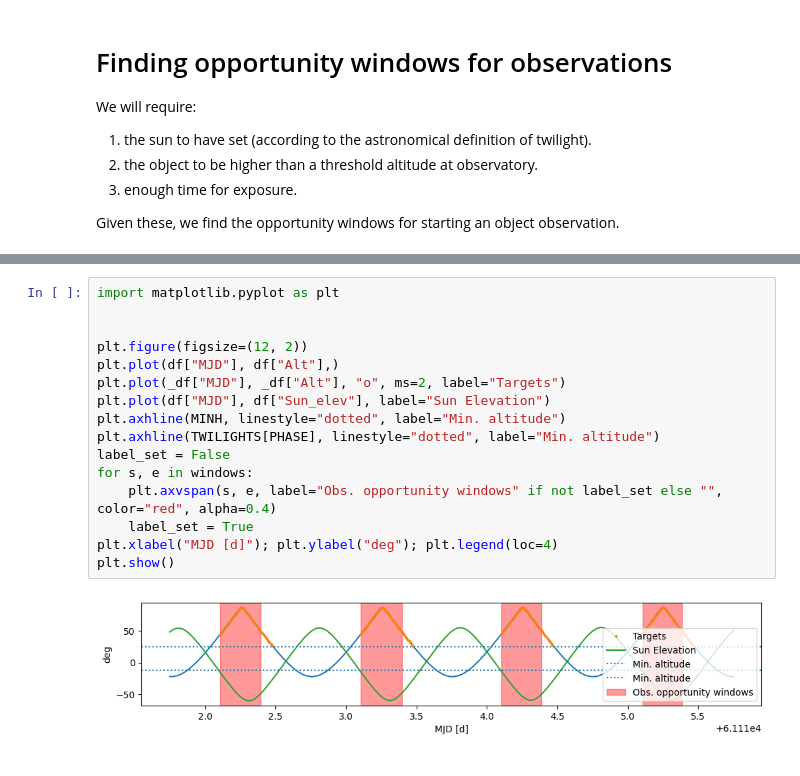
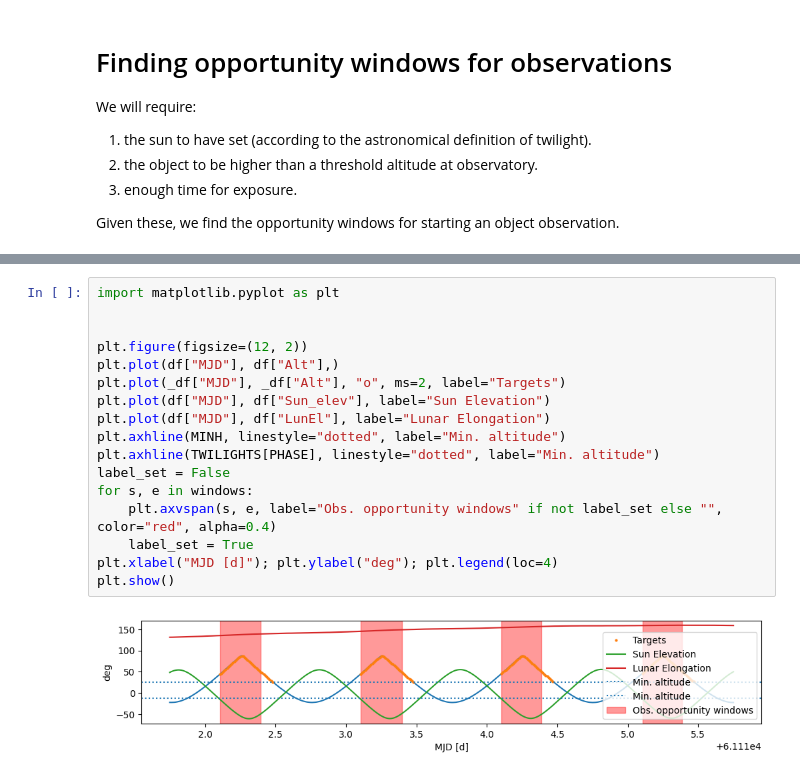
Before and after one commit to peppedilillo/raprock, a Jupyter notebook: notebooks/demo.ipynb, the cells around one changed output, grey strips where cells are left out. Saved outputs shown, nothing was run; the diff lists cells and outputs as text.

Commit message:
adds lunar occultation pipe

```diff
--- a/notebooks/demo.ipynb
+++ b/notebooks/demo.ipynb
@@ -143,18 +75,19 @@ df.pipe(after_twilight, phase=PHASE).pipe(higher_than, deg=MINH)
 # %%
 import matplotlib.pyplot as plt
 
 
 plt.figure(figsize=(12, 2))
 plt.plot(df["MJD"], df["Alt"],)
 plt.plot(_df["MJD"], _df["Alt"], "o", ms=2, label="Targets")
 plt.plot(df["MJD"], df["Sun_elev"], label="Sun Elevation")
+plt.plot(df["MJD"], df["LunEl"], label="Lunar Elongation")
 plt.axhline(MINH, linestyle="dotted", label="Min. altitude")
 plt.axhline(TWILIGHTS[PHASE], linestyle="dotted", label="Min. altitude")
 label_set = False
 for s, e in windows:
     plt.axvspan(s, e, label="Obs. opportunity windows" if not label_set else "", color="red", alpha=0.4)
     label_set = True
 plt.xlabel("MJD [d]"); plt.ylabel("deg"); plt.legend(loc=4)
 plt.show()
 # %% [output]
-[figure, old version]
+[figure, new version]
```
Also changed, not shown: parts of 3 cells of this notebook, 3 other files.
